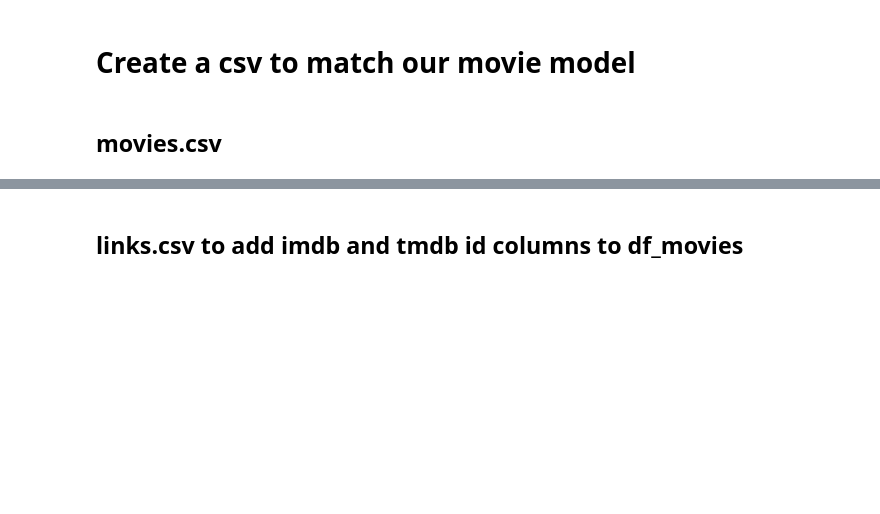
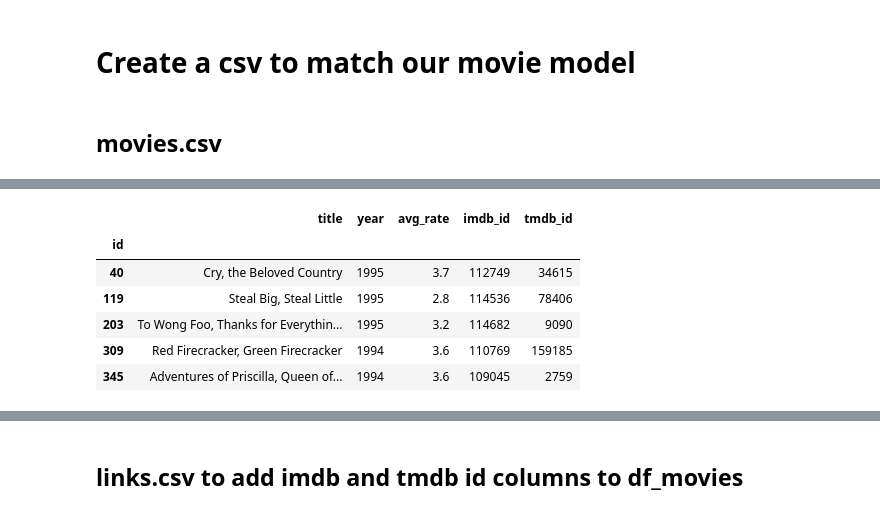
Before and after one commit to NomNomNavigator/PrismDeckData, a Jupyter notebook: notebooks/Movie.ipynb, the cells around one changed output, grey strips where cells are left out. Drawn from its saved outputs; the diff is of its cells as text; code cells hidden in the pictures; blank space fills up the shorter version.

```diff
--- a/notebooks/Movie.ipynb
+++ b/notebooks/Movie.ipynb
@@ -52,0 +79,13 @@ df_movies
+# %%
+# Examine the remaining movies with commas
+df_commas = df_movies[df_movies['title'].str.contains(',')]
+# %%
+df_commas.head()
+# %% [output]
+|  | title | year | avg_rate | imdb_id | tmdb_id |
+| id |  |  |  |  |  |
+| 40 | Cry, the Beloved Country | 1995 | 3.7 | 112749 | 34615 |
+| 119 | Steal Big, Steal Little | 1995 | 2.8 | 114536 | 78406 |
+| 203 | To Wong Foo, Thanks for Everythin... | 1995 | 3.2 | 114682 | 9090 |
+| 309 | Red Firecracker, Green Firecracker | 1994 | 3.6 | 110769 | 159185 |
+| 345 | Adventures of Priscilla, Queen of... | 1994 | 3.6 | 109045 | 2759 |
```
Also changed, not shown: parts of 20 cells of this notebook, 1 other file.
